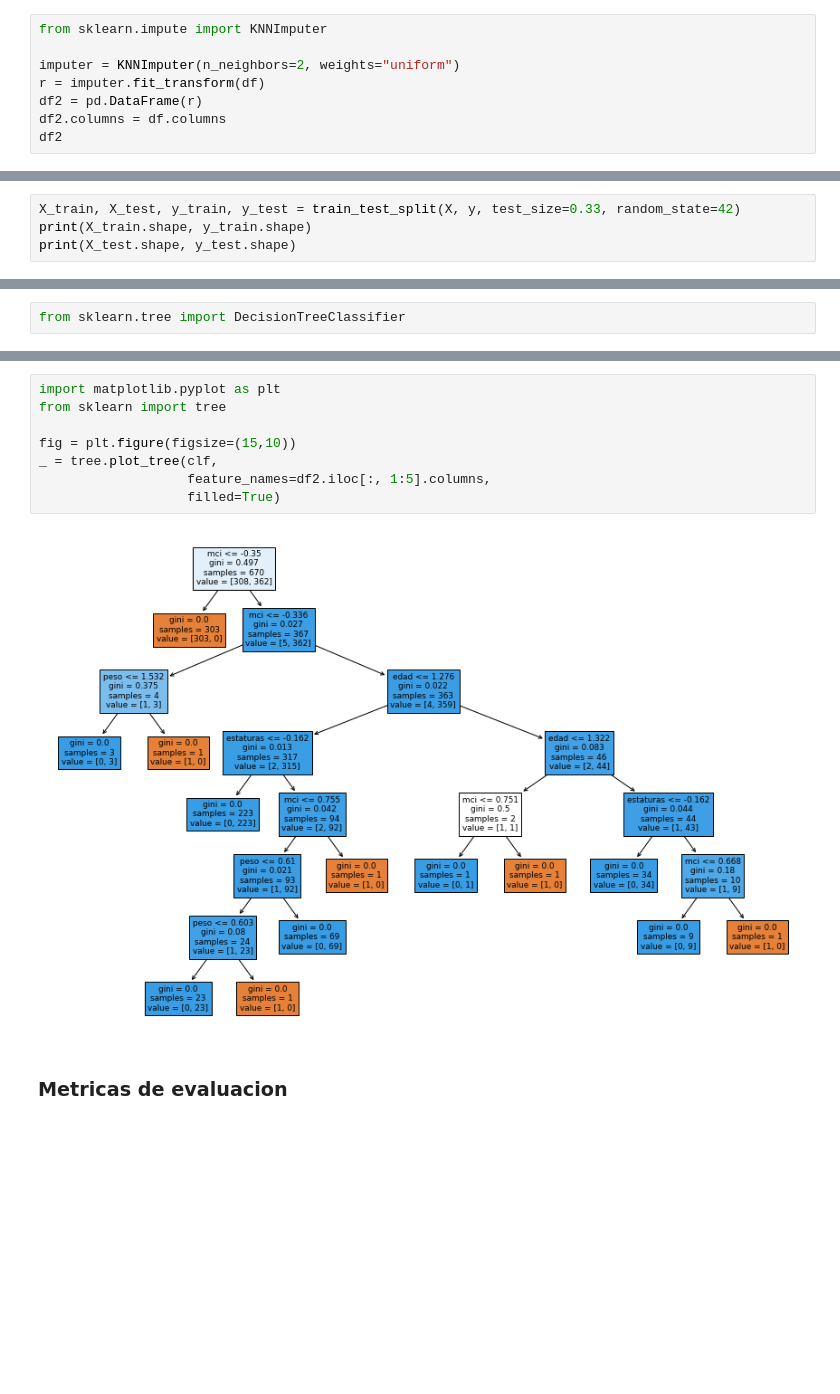
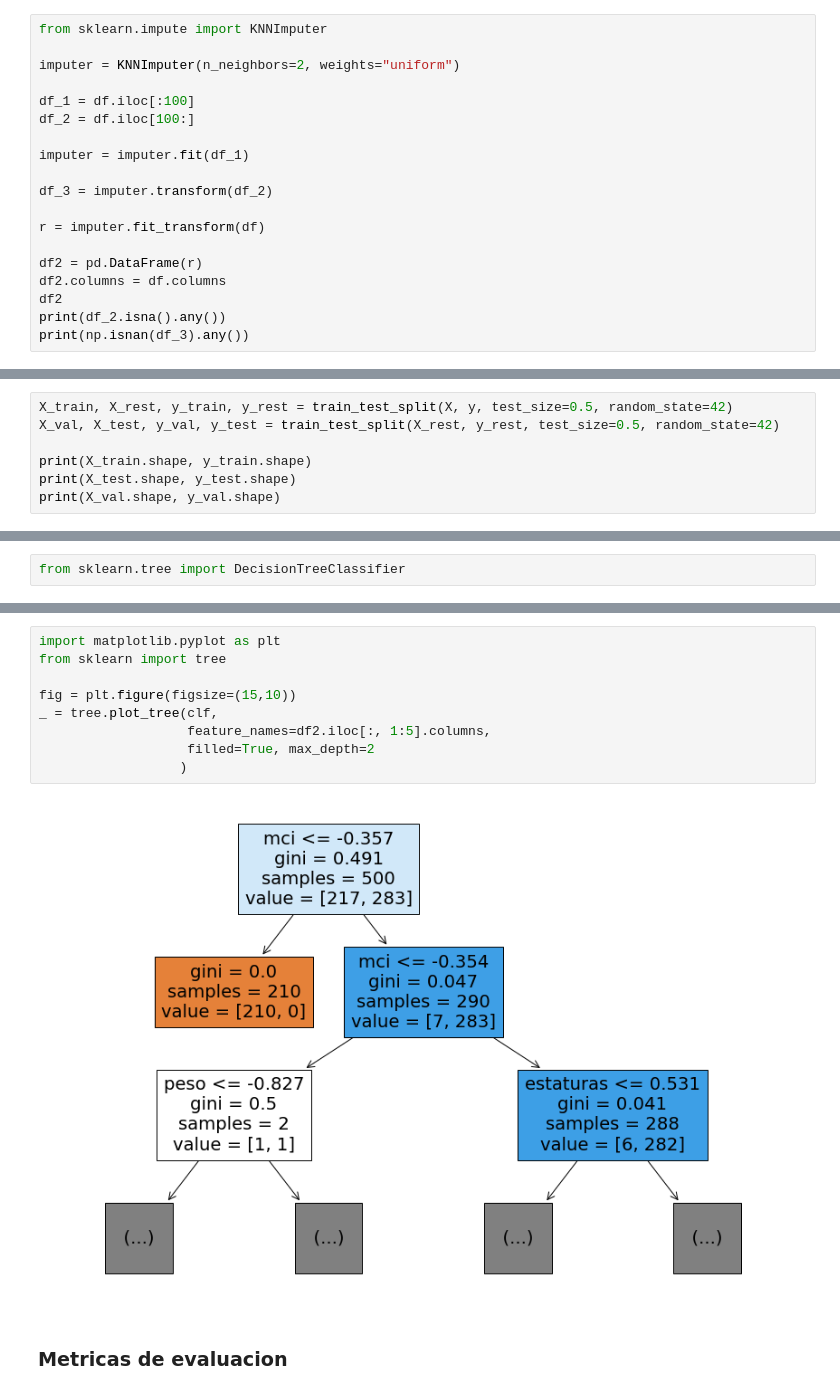
Before and after one commit to UnidadDataScience/DiplomadoIA2021, a Jupyter notebook: Clasificacion.ipynb, the cells around one changed output, grey strips where cells are left out. Saved outputs shown, nothing was run; the diff lists cells and outputs as text; blank space fills up the shorter version.

```diff
--- a/Clasificacion.ipynb
+++ b/Clasificacion.ipynb
@@ -124,8 +124,19 @@ Fuente: Batista, G. E., & Monard, M. C. (2003). An analysis of four missing data
 from sklearn.impute import KNNImputer
 
 imputer = KNNImputer(n_neighbors=2, weights="uniform")
+
+df_1 = df.iloc[:100]
+df_2 = df.iloc[100:]
+
+imputer = imputer.fit(df_1)
+
+df_3 = imputer.transform(df_2)
+
 r = imputer.fit_transform(df)
+
 df2 = pd.DataFrame(r)
 df2.columns = df.columns
 df2
+print(df_2.isna().any())
+print(np.isnan(df_3).any())
 # %% [output]
@@ -203,7 +248,10 @@ from sklearn.model_selection import train_test_split
 X = df_standard
 y = df['Label'].values
 # %%
-X_train, X_test, y_train, y_test = train_test_split(X, y, test_size=0.33, random_state=42)
+X_train, X_rest, y_train, y_rest = train_test_split(X, y, test_size=0.5, random_state=42)
+X_val, X_test, y_val, y_test = train_test_split(X_rest, y_rest, test_size=0.5, random_state=42)
+
 print(X_train.shape, y_train.shape)
 print(X_test.shape, y_test.shape)
+print(X_val.shape, y_val.shape)
 # %% [output]
@@ -225,13 +275,14 @@ model = clf.fit(X_train, y_train)
 # %%
 import matplotlib.pyplot as plt
 from sklearn import tree
 
 fig = plt.figure(figsize=(15,10))
 _ = tree.plot_tree(clf,
                    feature_names=df2.iloc[:, 1:5].columns,
-                   filled=True)
+                   filled=True, max_depth=2
+                  )
 # %% [output]
-[figure, old version]
+[figure, new version]
 # %% [markdown]
 ### Metricas de evaluacion
 # %%
```
Also changed, not shown: parts of 12 cells of this notebook.
